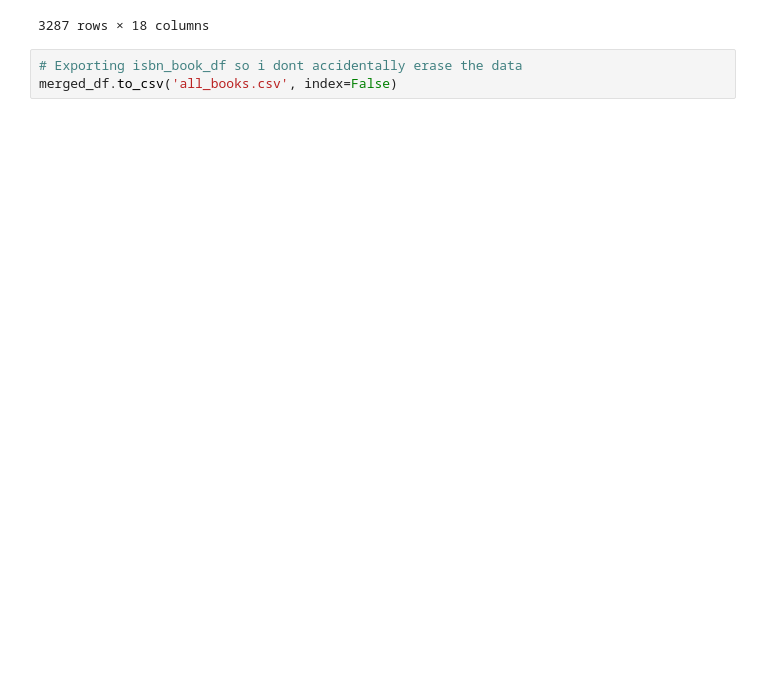
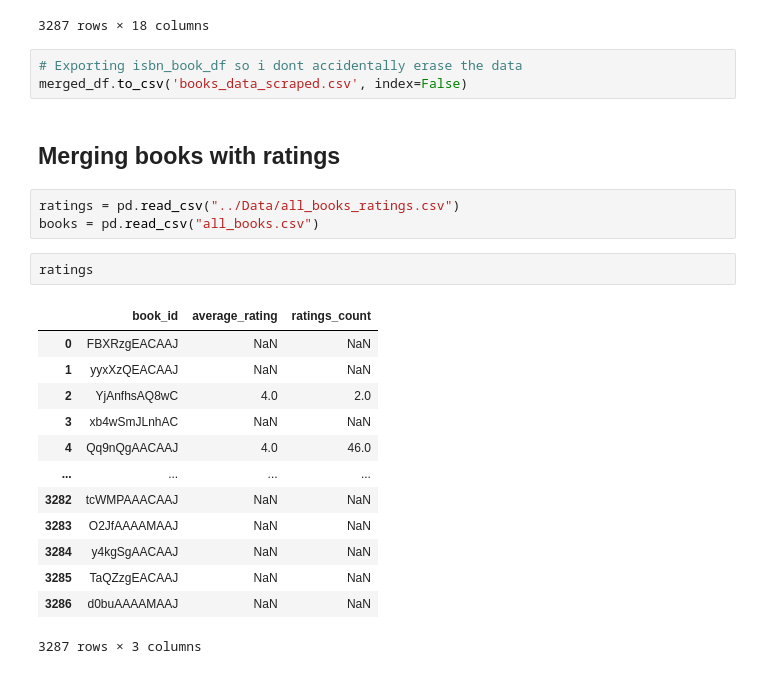
Before and after one commit to manny-pi/inst.414.final-project.repo, a Jupyter notebook: Daniels_work/testing-web-scraping.ipynb, the cells around one changed output. Drawn from its saved outputs; the diff is of its cells as text; blank space fills up the shorter version.

Commit message:
final data gathered

```diff
--- a/Daniels_work/testing-web-scraping.ipynb
+++ b/Daniels_work/testing-web-scraping.ipynb
@@ -335,4 +335,25 @@ merged_df
 3287 rows × 18 columns
 # %%
 # Exporting isbn_book_df so i dont accidentally erase the data
-merged_df.to_csv('all_books.csv', index=False)
+merged_df.to_csv('books_data_scraped.csv', index=False)
+# %% [markdown]
+## Merging books with ratings
+# %%
+ratings = pd.read_csv("../Data/all_books_ratings.csv")
+books = pd.read_csv("all_books.csv")
+# %%
+ratings
+# %% [output]
+|  | book_id | average_rating | ratings_count |
+| 0 | FBXRzgEACAAJ | NaN | NaN |
+| 1 | yyxXzQEACAAJ | NaN | NaN |
+| 2 | YjAnfhsAQ8wC | 4.0 | 2.0 |
+| 3 | xb4wSmJLnhAC | NaN | NaN |
+| 4 | Qq9nQgAACAAJ | 4.0 | 46.0 |
+| ... | ... | ... | ... |
+| 3282 | tcWMPAAACAAJ | NaN | NaN |
+| 3283 | O2JfAAAAMAAJ | NaN | NaN |
+| 3284 | y4kgSgAACAAJ | NaN | NaN |
+| 3285 | TaQZzgEACAAJ | NaN | NaN |
+| 3286 | d0buAAAAMAAJ | NaN | NaN |
+3287 rows × 3 columns
```
Also changed, not shown: parts of 4 cells of this notebook, 5 other files.
